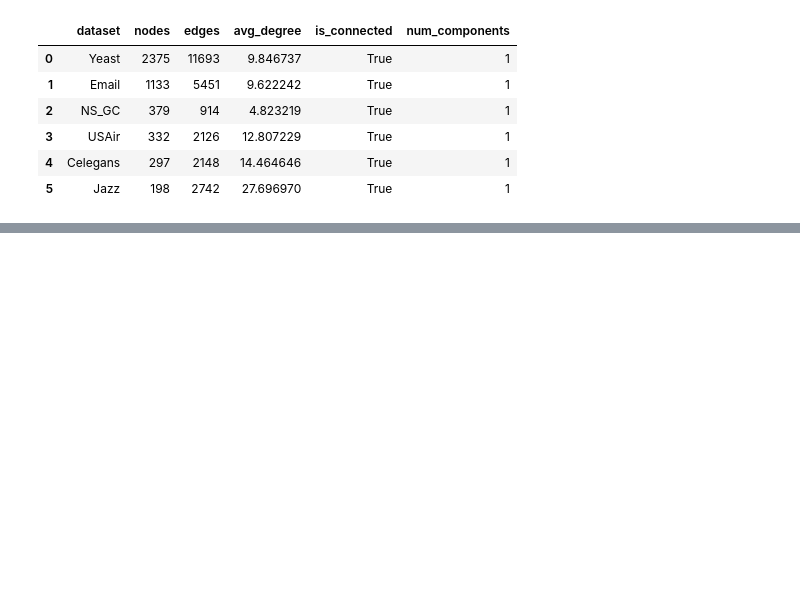
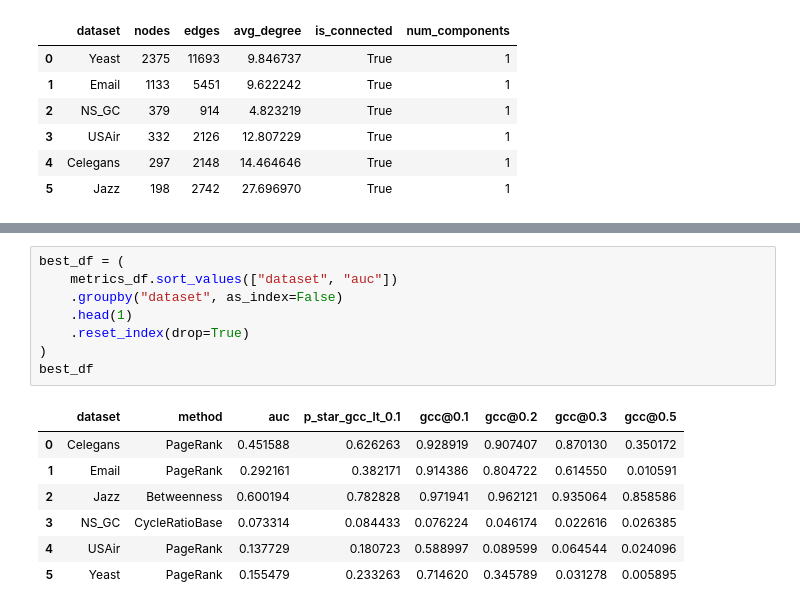
Before and after one commit to devbysina/crimp-project, a Jupyter notebook: notebooks/04_real_datasets.ipynb, the cells around one changed output, grey strips where cells are left out. Saved outputs shown, nothing was run; the diff lists cells and outputs as text; blank space fills up the shorter version.

```diff
--- a/notebooks/04_real_datasets.ipynb
+++ b/notebooks/04_real_datasets.ipynb
@@ -43,0 +151,16 @@ summary_df
+# %%
+best_df = (
+    metrics_df.sort_values(["dataset", "auc"])
+    .groupby("dataset", as_index=False)
+    .head(1)
+    .reset_index(drop=True)
+)
+best_df
+# %% [output]
+|  | dataset | method | auc | p_star_gcc_lt_0.1 | gcc@0.1 | gcc@0.2 | gcc@0.3 | gcc@0.5 |
+| 0 | Celegans | PageRank | 0.451588 | 0.626263 | 0.928919 | 0.907407 | 0.870130 | 0.350172 |
+| 1 | Email | PageRank | 0.292161 | 0.382171 | 0.914386 | 0.804722 | 0.614550 | 0.010591 |
+| 2 | Jazz | Betweenness | 0.600194 | 0.782828 | 0.971941 | 0.962121 | 0.935064 | 0.858586 |
+| 3 | NS_GC | CycleRatioBase | 0.073314 | 0.084433 | 0.076224 | 0.046174 | 0.022616 | 0.026385 |
+| 4 | USAir | PageRank | 0.137729 | 0.180723 | 0.588997 | 0.089599 | 0.064544 | 0.024096 |
+| 5 | Yeast | PageRank | 0.155479 | 0.233263 | 0.714620 | 0.345789 | 0.031278 | 0.005895 |
```
Also changed, not shown: parts of 4 cells of this notebook, 1 other file.
